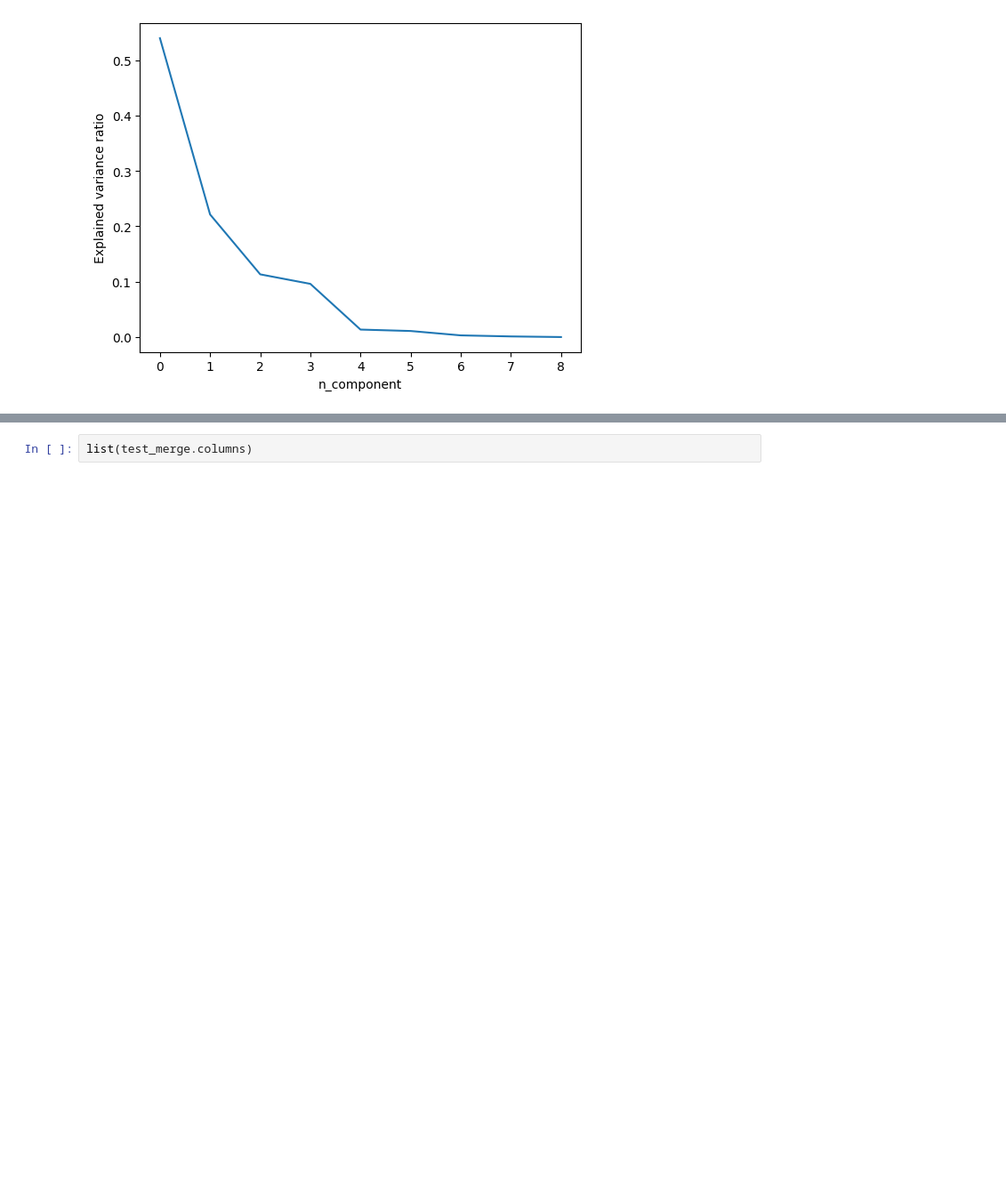
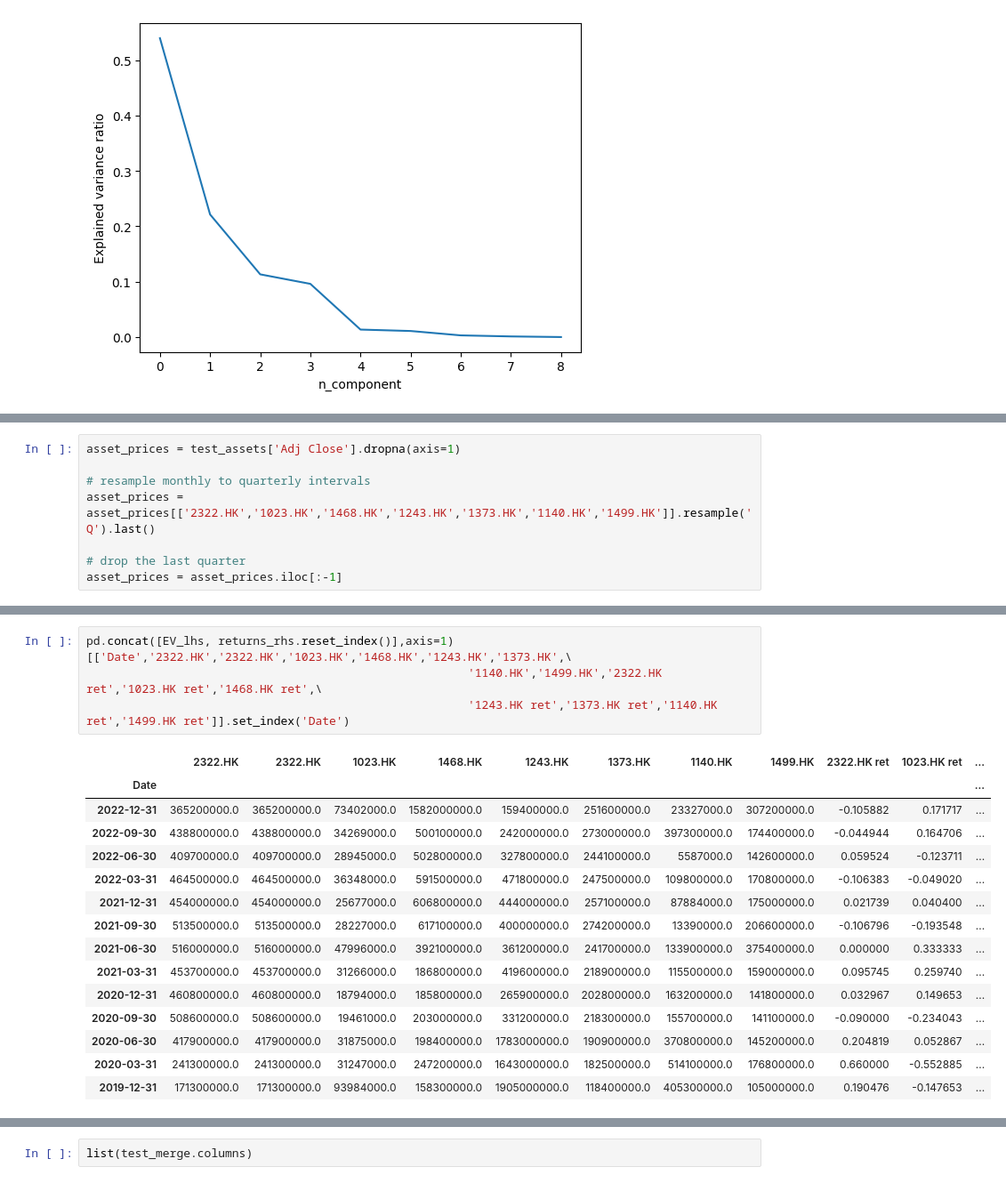
Before and after one commit to jjiaoyuwang/WQU-capstone, a Jupyter notebook: financial-ratios.ipynb, the cells around one changed output, grey strips where cells are left out. Shown at 89% size. Saved outputs shown, nothing was run; the diff lists cells and outputs as text; blank space fills up the shorter version.

```diff
--- a/financial-ratios.ipynb
+++ b/financial-ratios.ipynb
@@ -489,0 +432,8 @@ plt.ylabel('Explained variance ratio');
+# %%
+asset_prices = test_assets['Adj Close'].dropna(axis=1)
+
+# resample monthly to quarterly intervals
+asset_prices = asset_prices[['2322.HK','1023.HK','1468.HK','1243.HK','1373.HK','1140.HK','1499.HK']].resample('Q').last()
+
+# drop the last quarter
+asset_prices = asset_prices.iloc[:-1]
@@ -489,0 +512,20 @@ plt.ylabel('Explained variance ratio');
+# %%
+pd.concat([EV_lhs, returns_rhs.reset_index()],axis=1)[['Date','2322.HK','2322.HK','1023.HK','1468.HK','1243.HK','1373.HK',\
+                                                       '1140.HK','1499.HK','2322.HK ret','1023.HK ret','1468.HK ret',\
+                                                       '1243.HK ret','1373.HK ret','1140.HK ret','1499.HK ret']].set_index('Date')
+# %% [output]
+|  | 2322.HK | 2322.HK | 1023.HK | 1468.HK | 1243.HK | 1373.HK | 1140.HK | 1499.HK | 2322.HK ret | 1023.HK ret | ... |
+| Date |  |  |  |  |  |  |  |  |  |  | ... |
+| 2022-12-31 | 365200000.0 | 365200000.0 | 73402000.0 | 1582000000.0 | 159400000.0 | 251600000.0 | 23327000.0 | 307200000.0 | -0.105882 | 0.171717 | ... |
+| 2022-09-30 | 438800000.0 | 438800000.0 | 34269000.0 | 500100000.0 | 242000000.0 | 273000000.0 | 397300000.0 | 174400000.0 | -0.044944 | 0.164706 | ... |
+| 2022-06-30 | 409700000.0 | 409700000.0 | 28945000.0 | 502800000.0 | 327800000.0 | 244100000.0 | 5587000.0 | 142600000.0 | 0.059524 | -0.123711 | ... |
+| 2022-03-31 | 464500000.0 | 464500000.0 | 36348000.0 | 591500000.0 | 471800000.0 | 247500000.0 | 109800000.0 | 170800000.0 | -0.106383 | -0.049020 | ... |
+| 2021-12-31 | 454000000.0 | 454000000.0 | 25677000.0 | 606800000.0 | 444000000.0 | 257100000.0 | 87884000.0 | 175000000.0 | 0.021739 | 0.040400 | ... |
+| 2021-09-30 | 513500000.0 | 513500000.0 | 28227000.0 | 617100000.0 | 400000000.0 | 274200000.0 | 13390000.0 | 206600000.0 | -0.106796 | -0.193548 | ... |
+| 2021-06-30 | 516000000.0 | 516000000.0 | 47996000.0 | 392100000.0 | 361200000.0 | 241700000.0 | 133900000.0 | 375400000.0 | 0.000000 | 0.333333 | ... |
+| 2021-03-31 | 453700000.0 | 453700000.0 | 31266000.0 | 186800000.0 | 419600000.0 | 218900000.0 | 115500000.0 | 159000000.0 | 0.095745 | 0.259740 | ... |
+| 2020-12-31 | 460800000.0 | 460800000.0 | 18794000.0 | 185800000.0 | 265900000.0 | 202800000.0 | 163200000.0 | 141800000.0 | 0.032967 | 0.149653 | ... |
+| 2020-09-30 | 508600000.0 | 508600000.0 | 19461000.0 | 203000000.0 | 331200000.0 | 218300000.0 | 155700000.0 | 141100000.0 | -0.090000 | -0.234043 | ... |
+| 2020-06-30 | 417900000.0 | 417900000.0 | 31875000.0 | 198400000.0 | 1783000000.0 | 190900000.0 | 370800000.0 | 145200000.0 | 0.204819 | 0.052867 | ... |
+| 2020-03-31 | 241300000.0 | 241300000.0 | 31247000.0 | 247200000.0 | 1643000000.0 | 182500000.0 | 514100000.0 | 176800000.0 | 0.660000 | -0.552885 | ... |
+| 2019-12-31 | 171300000.0 | 171300000.0 | 93984000.0 | 158300000.0 | 1905000000.0 | 118400000.0 | 405300000.0 | 105000000.0 | 0.190476 | -0.147653 | ... |
```
Also changed, not shown: parts of 17 cells of this notebook.
